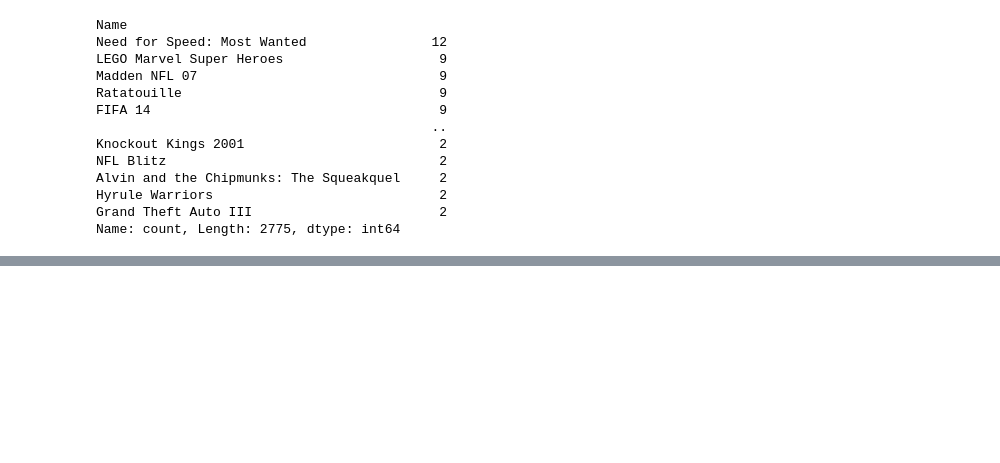
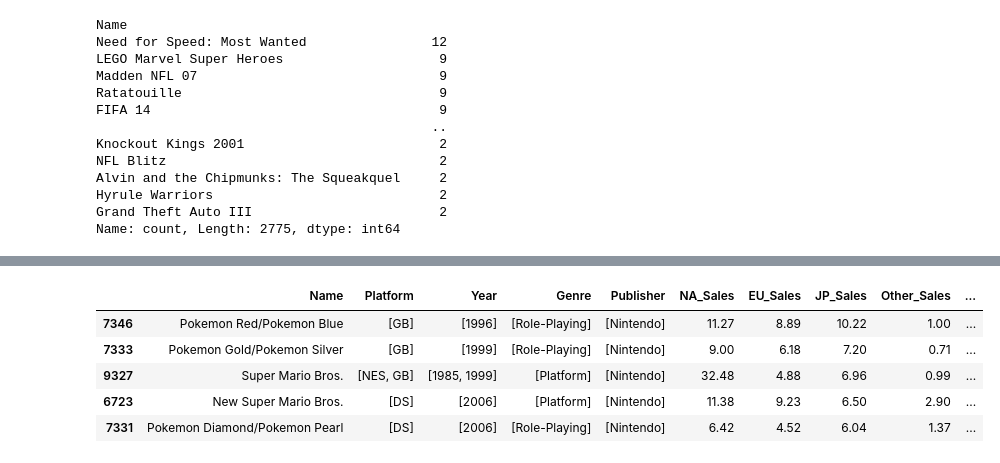
Before and after one commit to Oldarmor/Stat_386_Final_Project, a Jupyter notebook: eda.ipynb, the cells around one changed output, grey strips where cells are left out. Drawn from its saved outputs; the diff is of its cells as text; code cells hidden in the pictures; blank space fills up the shorter version.

```diff
--- a/eda.ipynb
+++ b/eda.ipynb
@@ -173,0 +164,9 @@ plt.show()
+# %%
+sales_combined.sort_values(by='JP_Sales', ascending=False).head(5)
+# %% [output]
+|  | Name | Platform | Year | Genre | Publisher | NA_Sales | EU_Sales | JP_Sales | Other_Sales | ... |
+| 7346 | Pokemon Red/Pokemon Blue | [GB] | [1996] | [Role-Playing] | [Nintendo] | 11.27 | 8.89 | 10.22 | 1.00 | ... |
+| 7333 | Pokemon Gold/Pokemon Silver | [GB] | [1999] | [Role-Playing] | [Nintendo] | 9.00 | 6.18 | 7.20 | 0.71 | ... |
+| 9327 | Super Mario Bros. | [NES, GB] | [1985, 1999] | [Platform] | [Nintendo] | 32.48 | 4.88 | 6.96 | 0.99 | ... |
+| 6723 | New Super Mario Bros. | [DS] | [2006] | [Platform] | [Nintendo] | 11.38 | 9.23 | 6.50 | 2.90 | ... |
+| 7331 | Pokemon Diamond/Pokemon Pearl | [DS] | [2006] | [Role-Playing] | [Nintendo] | 6.42 | 4.52 | 6.04 | 1.37 | ... |
```
Also changed, not shown: parts of 8 cells of this notebook.
